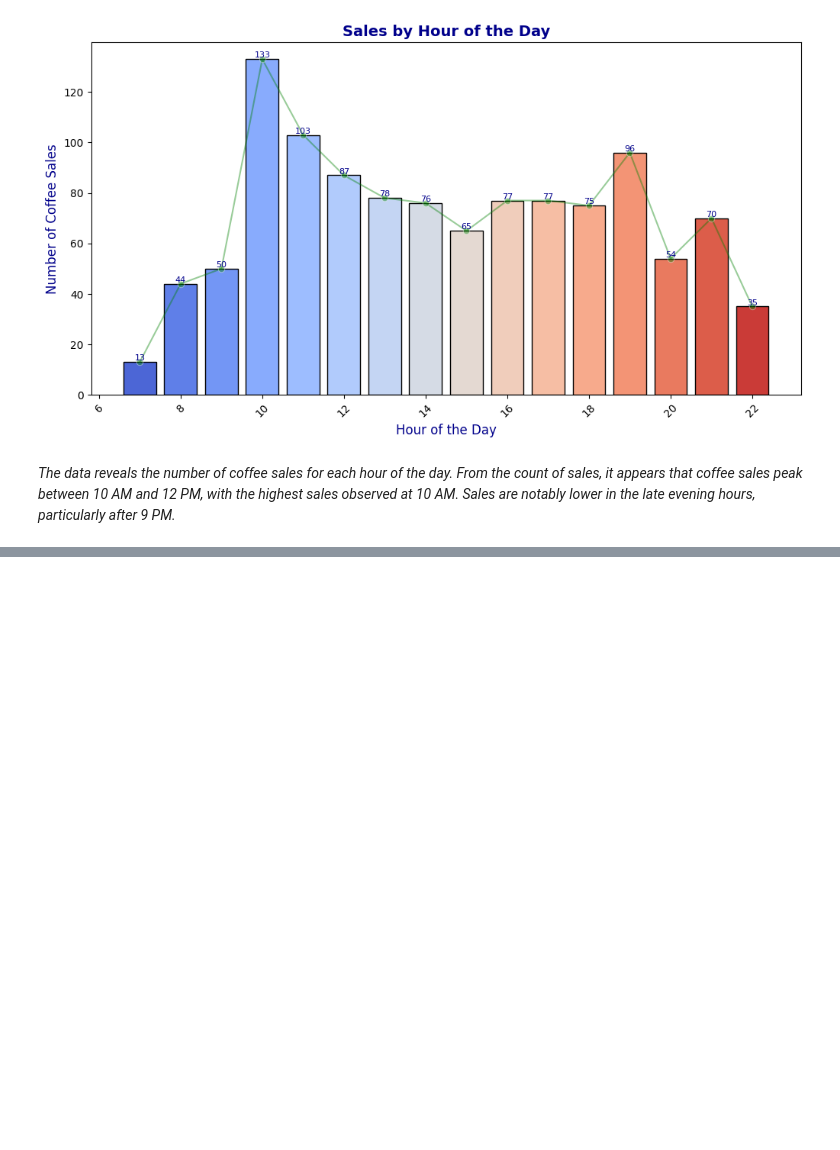
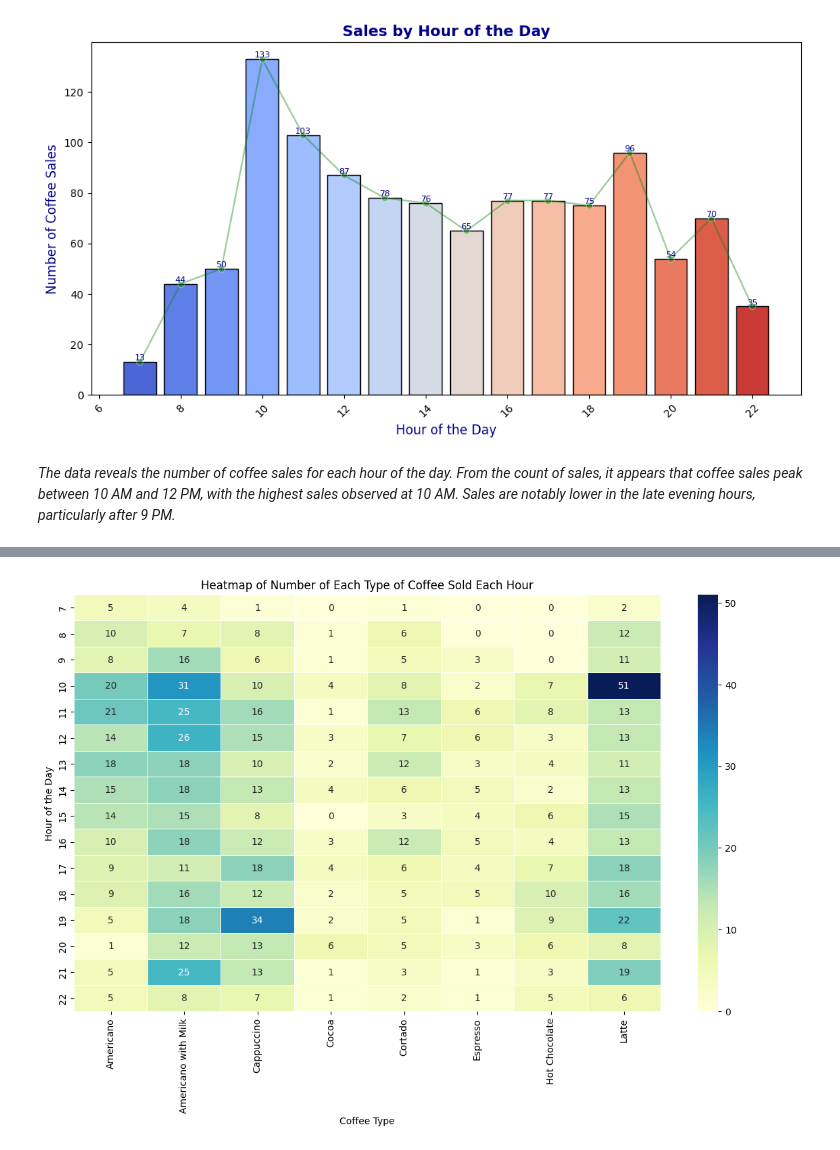
Before and after one commit to Viktoriia-Shalaieva/Coffee_Sales_Data_Analysis, a Jupyter notebook: Python/coffee_sales.ipynb, the cells around one changed output, grey strips where cells are left out. Saved outputs shown, nothing was run; the diff lists cells and outputs as text; code cells hidden in the pictures; blank space fills up the shorter version.

Commit message:
the quantities of different coffee types sold each hour

```diff
--- a/Python/coffee_sales.ipynb
+++ b/Python/coffee_sales.ipynb
@@ -1021,0 +1024,14 @@ plt.show()
+# %%
+# Group by 'hourly' and 'coffee_name' and count the number of sales for each type of coffee each hour
+hourly_coffee_qty = (
+    df.groupby(['hour', 'coffee_name'])['date']
+    .count()
+    .reset_index()
+    .rename(columns={'hour': 'Hour', 'coffee_name': 'Coffee Type', 'date': 'Count'})
+)
+
+# Pivot the table to make 'hourly' the index and 'coffee_name' the columns
+hourly_coffee_qty_pivot = (
+    hourly_coffee_qty.pivot(index='Hour', columns='Coffee Type', values='Count')
+    .reset_index()
+)
@@ -1021,0 +1057,6 @@ plt.show()
+# %%
+# Fill all missing values with zeros and convert numerical columns to integers
+hourly_coffee_qty_pivot = hourly_coffee_qty_pivot.fillna(0).astype(int)
+# Print the result
+print("Number of each type of coffee sold each hour:")
+print(hourly_coffee_qty_pivot.to_string(index=False))
@@ -1021,0 +1082,10 @@ plt.show()
+# %%
+# Create a heatmap to visualize the number of each type of coffee sold each hour
+plt.figure(figsize=(14, 8))  # Set the size of the figure
+heatmap = sns.heatmap(hourly_coffee_qty_pivot.set_index('Hour'), cmap='YlGnBu', annot=True, fmt='d', linewidths=0.5)
+plt.title('Heatmap of Number of Each Type of Coffee Sold Each Hour')
+plt.xlabel('Coffee Type')
+plt.ylabel('Hour of the Day')
+plt.show()
+# %% [output]
+[figure, added]
```
Also changed, not shown: parts of 3 cells of this notebook.
